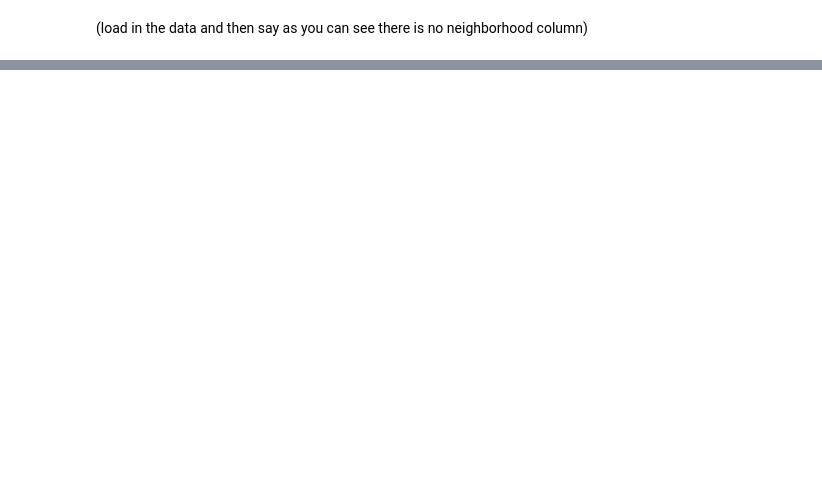
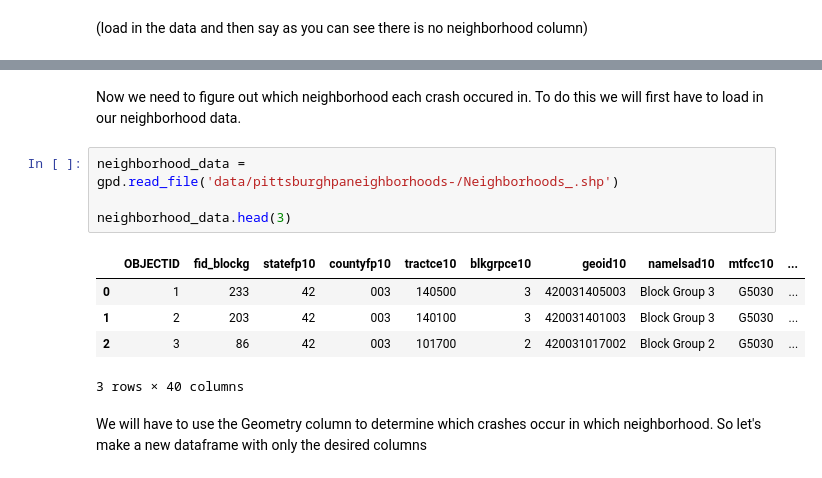
Before and after one commit to jakekressley/ldpn, a Jupyter notebook: code/jake.ipynb, the cells around one changed output, grey strips where cells are left out. Drawn from its saved outputs; the diff is of its cells as text; blank space fills up the shorter version.

```diff
--- a/code/jake.ipynb
+++ b/code/jake.ipynb
@@ -117,0 +186,14 @@ Source: [Allegheny County Crash Data](https://data.wprdc.org/dataset/allegheny-c
+# %% [markdown]
+Now we need to figure out which neighborhood each crash occured in. To do this we will first have to load in our neighborhood data.
+# %%
+neighborhood_data = gpd.read_file('data/pittsburghpaneighborhoods-/Neighborhoods_.shp')
+
+neighborhood_data.head(3)
+# %% [output]
+|  | OBJECTID | fid_blockg | statefp10 | countyfp10 | tractce10 | blkgrpce10 | geoid10 | namelsad10 | mtfcc10 | ... |
+| 0 | 1 | 233 | 42 | 003 | 140500 | 3 | 420031405003 | Block Group 3 | G5030 | ... |
+| 1 | 2 | 203 | 42 | 003 | 140100 | 3 | 420031401003 | Block Group 3 | G5030 | ... |
+| 2 | 3 | 86 | 42 | 003 | 101700 | 2 | 420031017002 | Block Group 2 | G5030 | ... |
+3 rows × 40 columns
+# %% [markdown]
+We will have to use the Geometry column to determine which crashes occur in which neighborhood. So let's make a new dataframe with only the desired columns
```
Also changed, not shown: parts of 21 cells of this notebook, 2 other files.
